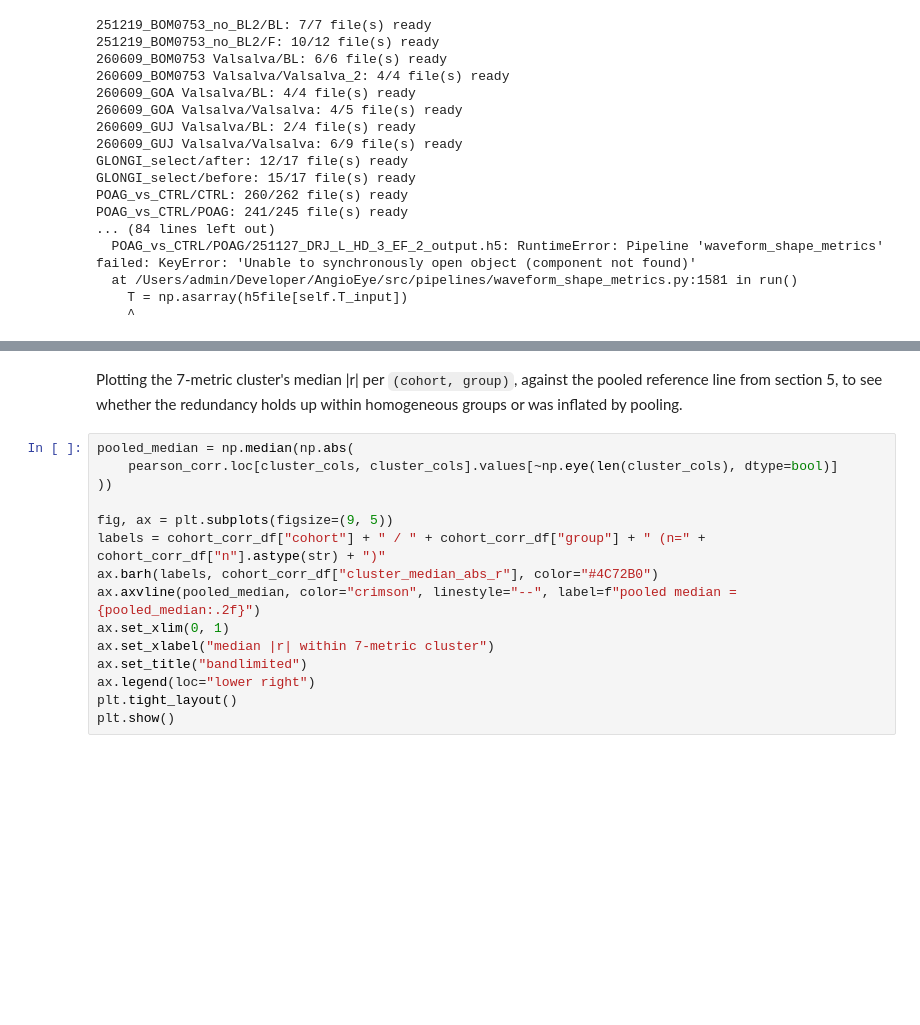
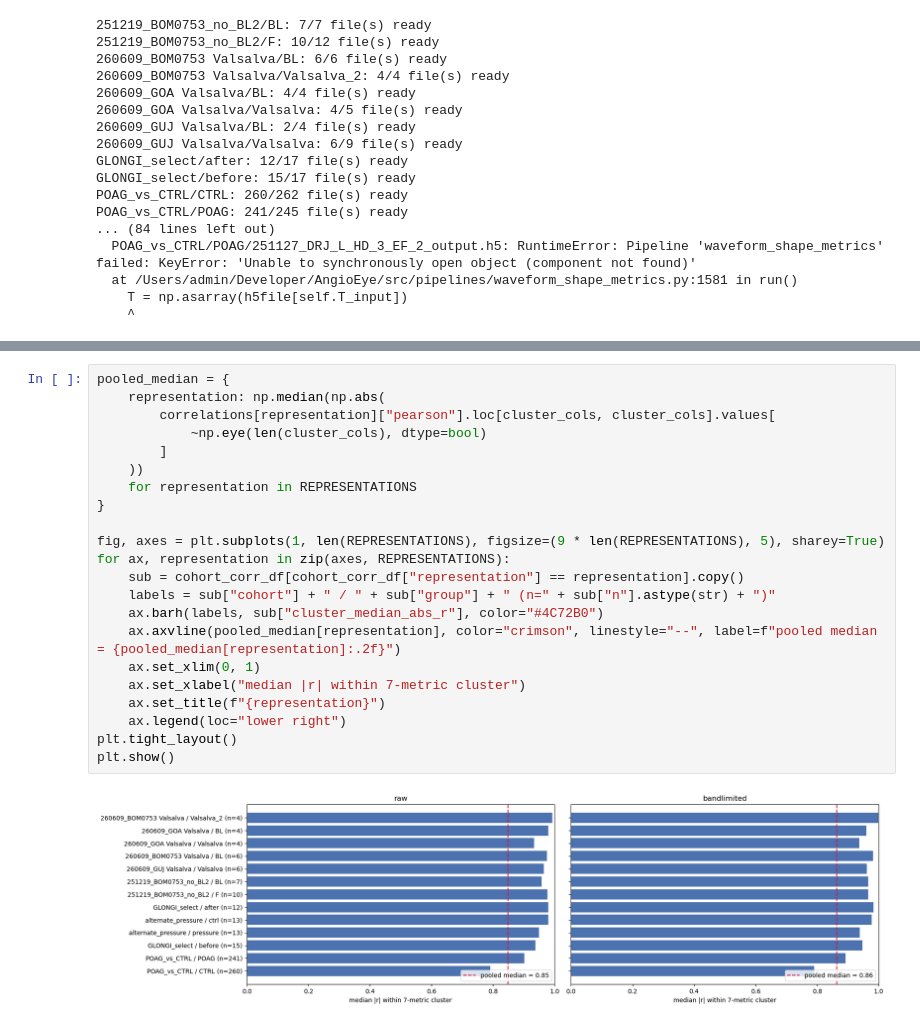
Before and after one commit to DigitalHolography/AngioEye, a Jupyter notebook: src/postprocess/composite_scoring/scoring-analysis/composite_scoring_validation.ipynb, the cells around one changed output, grey strips where cells are left out. Cells and saved outputs as stored; diff of their text form; blank space fills up the shorter version.

```diff
--- a/src/postprocess/composite_scoring/scoring-analysis/composite_scoring_validation.ipynb
+++ b/src/postprocess/composite_scoring/scoring-analysis/composite_scoring_validation.ipynb
@@ -323,17 +379,24 @@ cohort_corr_df.round(2)
-# %% [markdown]
-Plotting the 7-metric cluster's median |r| per `(cohort, group)`, against the pooled reference line from section 5, to see whether the redundancy holds up within homogeneous groups or was inflated by pooling.
 # %%
-pooled_median = np.median(np.abs(
-    pearson_corr.loc[cluster_cols, cluster_cols].values[~np.eye(len(cluster_cols), dtype=bool)]
-))
+pooled_median = {
+    representation: np.median(np.abs(
+        correlations[representation]["pearson"].loc[cluster_cols, cluster_cols].values[
+            ~np.eye(len(cluster_cols), dtype=bool)
+        ]
+    ))
+    for representation in REPRESENTATIONS
+}
 
-fig, ax = plt.subplots(figsize=(9, 5))
-labels = cohort_corr_df["cohort"] + " / " + cohort_corr_df["group"] + " (n=" + cohort_corr_df["n"].astype(str) + ")"
-ax.barh(labels, cohort_corr_df["cluster_median_abs_r"], color="#4C72B0")
-ax.axvline(pooled_median, color="crimson", linestyle="--", label=f"pooled median = {pooled_median:.2f}")
-ax.set_xlim(0, 1)
-ax.set_xlabel("median |r| within 7-metric cluster")
-ax.set_title("bandlimited")
-ax.legend(loc="lower right")
+fig, axes = plt.subplots(1, len(REPRESENTATIONS), figsize=(9 * len(REPRESENTATIONS), 5), sharey=True)
+for ax, representation in zip(axes, REPRESENTATIONS):
+    sub = cohort_corr_df[cohort_corr_df["representation"] == representation].copy()
+    labels = sub["cohort"] + " / " + sub["group"] + " (n=" + sub["n"].astype(str) + ")"
+    ax.barh(labels, sub["cluster_median_abs_r"], color="#4C72B0")
+    ax.axvline(pooled_median[representation], color="crimson", linestyle="--", label=f"pooled median = {pooled_median[representation]:.2f}")
+    ax.set_xlim(0, 1)
+    ax.set_xlabel("median |r| within 7-metric cluster")
+    ax.set_title(f"{representation}")
+    ax.legend(loc="lower right")
 plt.tight_layout()
 plt.show()
+# %% [output]
+[figure, added]
```
Also changed, not shown: parts of 15 cells of this notebook.
